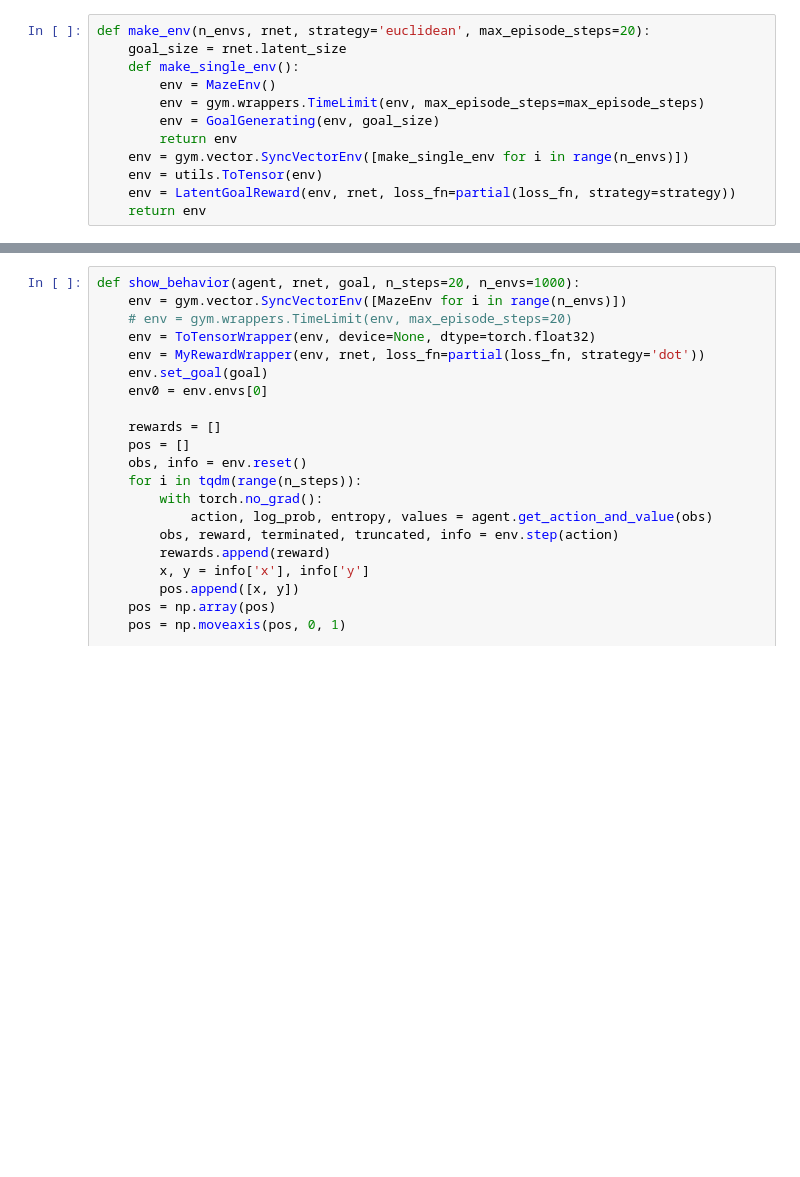
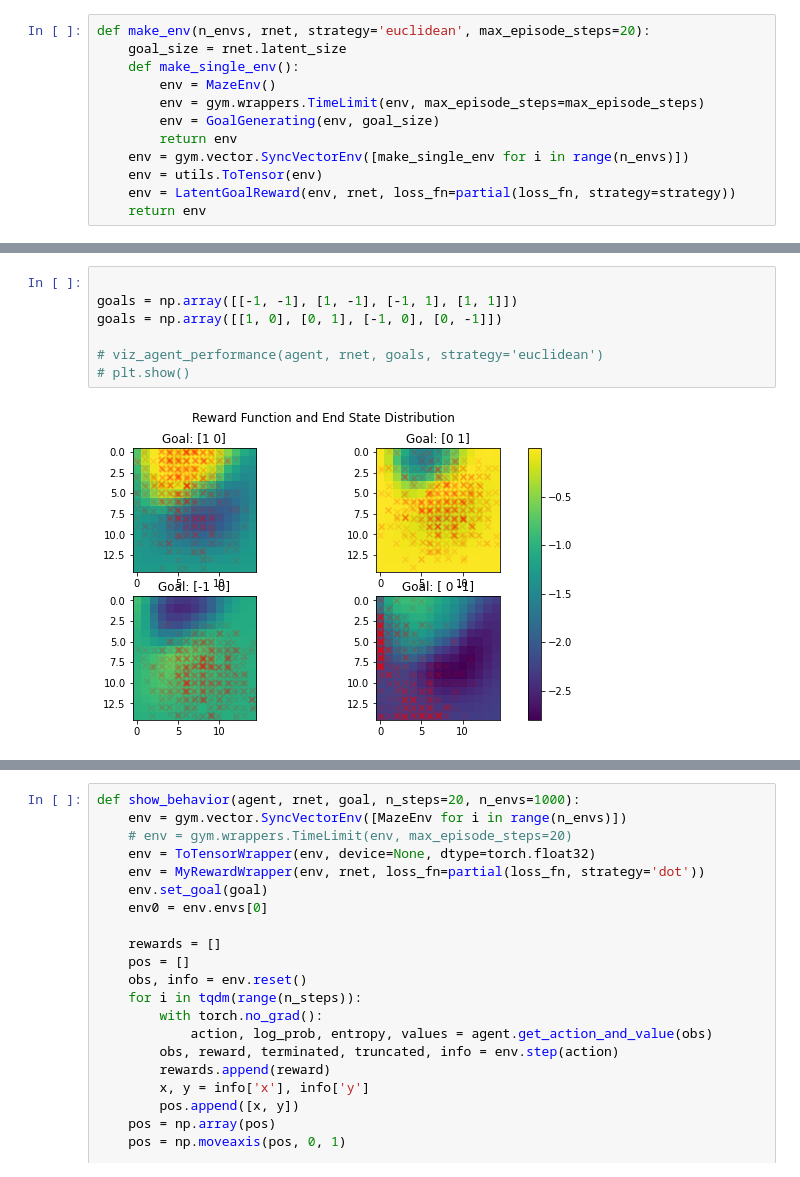
Before and after one commit to akarshkumar0101/exploration-generalization, a Jupyter notebook: goal_conditioning.ipynb, the cells around one changed output, grey strips where cells are left out. Drawn from its saved outputs; the diff is of its cells as text; blank space fills up the shorter version.

```diff
--- a/goal_conditioning.ipynb
+++ b/goal_conditioning.ipynb
@@ -454,3 +460,12 @@ plt.show()
+# %%
+
+goals = np.array([[-1, -1], [1, -1], [-1, 1], [1, 1]])
+goals = np.array([[1, 0], [0, 1], [-1, 0], [0, -1]])
+
+# viz_agent_performance(agent, rnet, goals, strategy='euclidean')
+# plt.show()
+# %% [output]
+[figure, added]
 # %%
 rnet(obs['obs']).norm(dim=-1)
 # %% [output]
```
Also changed, not shown: parts of 8 cells of this notebook, 7 other files.
